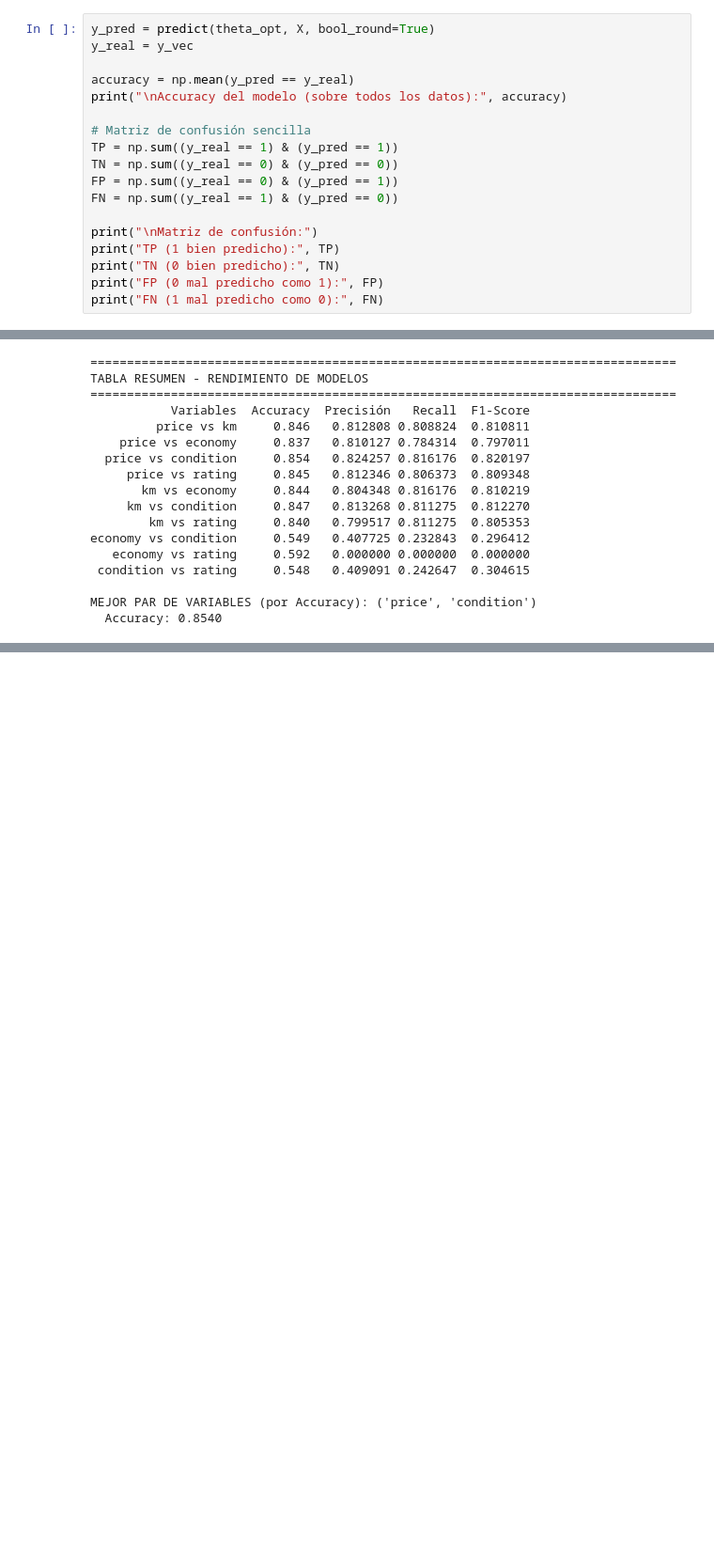
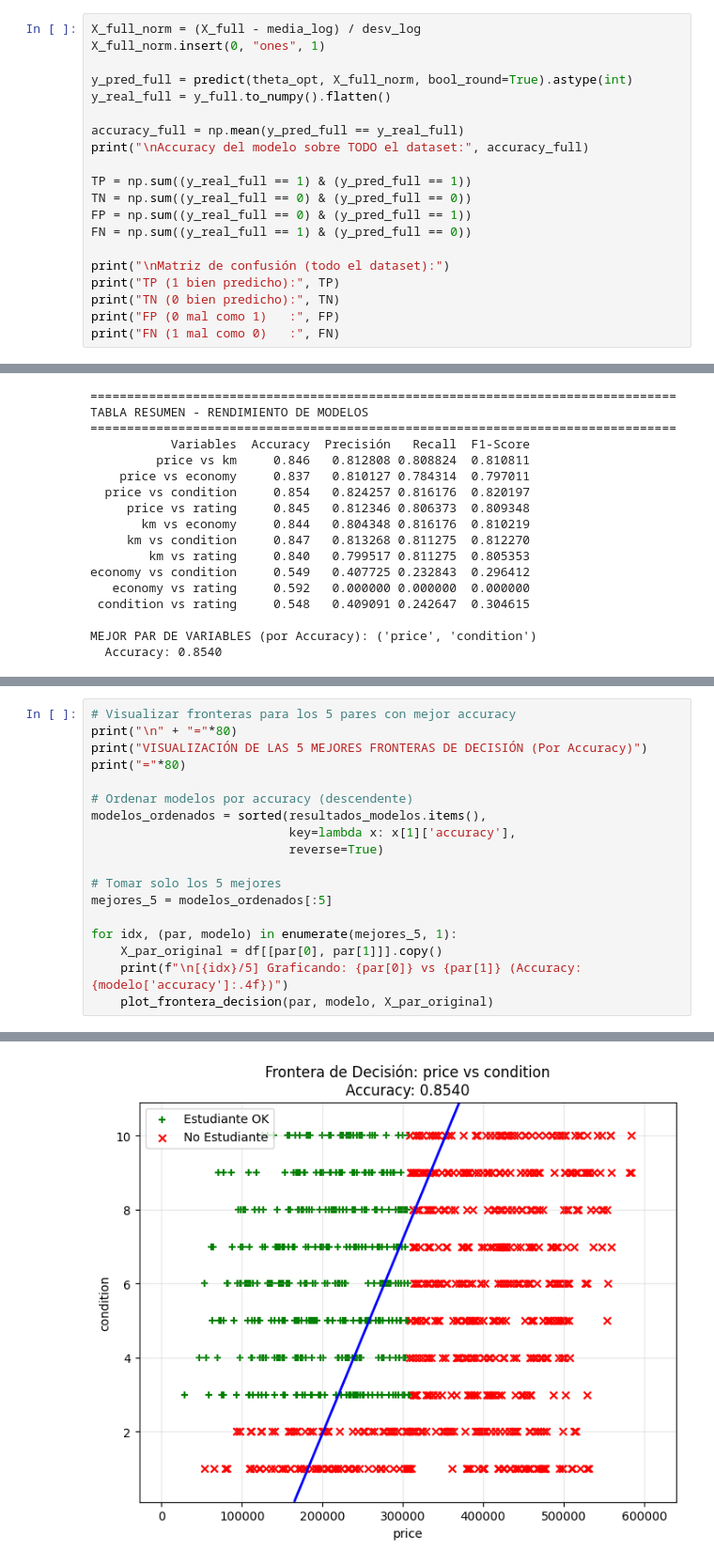
Before and after one commit to IA-devs-UPO/Trabajo1_IA, a Jupyter notebook: RegresionLogistica Mod5/regresion_logistica_modificacion5.ipynb, the cells around one changed output, grey strips where cells are left out. Shown at 94% size. Drawn from its saved outputs; the diff is of its cells as text; blank space fills up the shorter version.

```diff
--- a/RegresionLogistica Mod5/regresion_logistica_modificacion5.ipynb
+++ b/RegresionLogistica Mod5/regresion_logistica_modificacion5.ipynb
@@ -223,19 +360,21 @@ Predicción (0/1): 1
 # %%
-y_pred = predict(theta_opt, X, bool_round=True)
-y_real = y_vec
+X_full_norm = (X_full - media_log) / desv_log
+X_full_norm.insert(0, "ones", 1)
 
-accuracy = np.mean(y_pred == y_real)
-print("\nAccuracy del modelo (sobre todos los datos):", accuracy)
+y_pred_full = predict(theta_opt, X_full_norm, bool_round=True).astype(int)
+y_real_full = y_full.to_numpy().flatten()
 
-# Matriz de confusión sencilla
-TP = np.sum((y_real == 1) & (y_pred == 1))
-TN = np.sum((y_real == 0) & (y_pred == 0))
-FP = np.sum((y_real == 0) & (y_pred == 1))
-FN = np.sum((y_real == 1) & (y_pred == 0))
+accuracy_full = np.mean(y_pred_full == y_real_full)
+print("\nAccuracy del modelo sobre TODO el dataset:", accuracy_full)
 
-print("\nMatriz de confusión:")
+TP = np.sum((y_real_full == 1) & (y_pred_full == 1))
+TN = np.sum((y_real_full == 0) & (y_pred_full == 0))
+FP = np.sum((y_real_full == 0) & (y_pred_full == 1))
+FN = np.sum((y_real_full == 1) & (y_pred_full == 0))
+
+print("\nMatriz de confusión (todo el dataset):")
 print("TP (1 bien predicho):", TP)
 print("TN (0 bien predicho):", TN)
-print("FP (0 mal predicho como 1):", FP)
-print("FN (1 mal predicho como 0):", FN)
+print("FP (0 mal como 1)   :", FP)
+print("FN (1 mal como 0)   :", FN)
 # %% [output]
@@ -1565,0 +733,19 @@ El modelo es **eficiente** y **fácilmente interpretable** para esta tarea
+# %%
+# Visualizar fronteras para los 5 pares con mejor accuracy
+print("\n" + "="*80)
+print("VISUALIZACIÓN DE LAS 5 MEJORES FRONTERAS DE DECISIÓN (Por Accuracy)")
+print("="*80)
+
+# Ordenar modelos por accuracy (descendente)
+modelos_ordenados = sorted(resultados_modelos.items(),
+                           key=lambda x: x[1]['accuracy'],
+                           reverse=True)
+
+# Tomar solo los 5 mejores
+mejores_5 = modelos_ordenados[:5]
+
+for idx, (par, modelo) in enumerate(mejores_5, 1):
+    X_par_original = df[[par[0], par[1]]].copy()
+    print(f"\n[{idx}/5] Graficando: {par[0]} vs {par[1]} (Accuracy: {modelo['accuracy']:.4f})")
+    plot_frontera_decision(par, modelo, X_par_original)
+# %% [output]
@@ -1565,0 +757 @@ El modelo es **eficiente** y **fácilmente interpretable** para esta tarea
+[figure, added]
```
Also changed, not shown: parts of 60 cells of this notebook, 2 other files.
